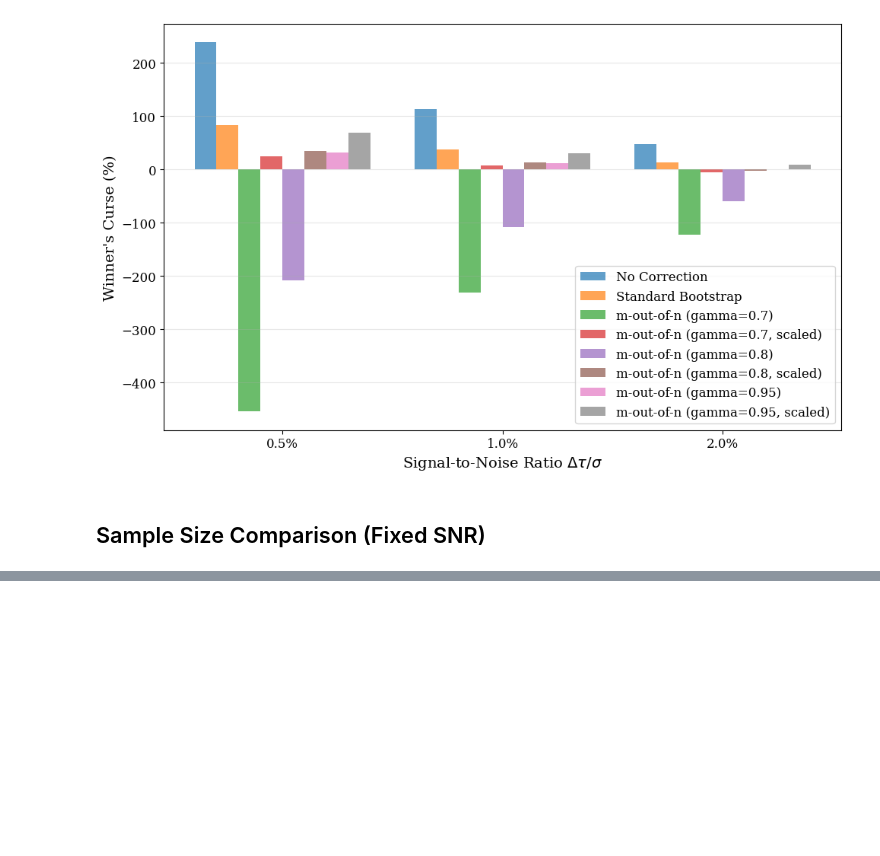
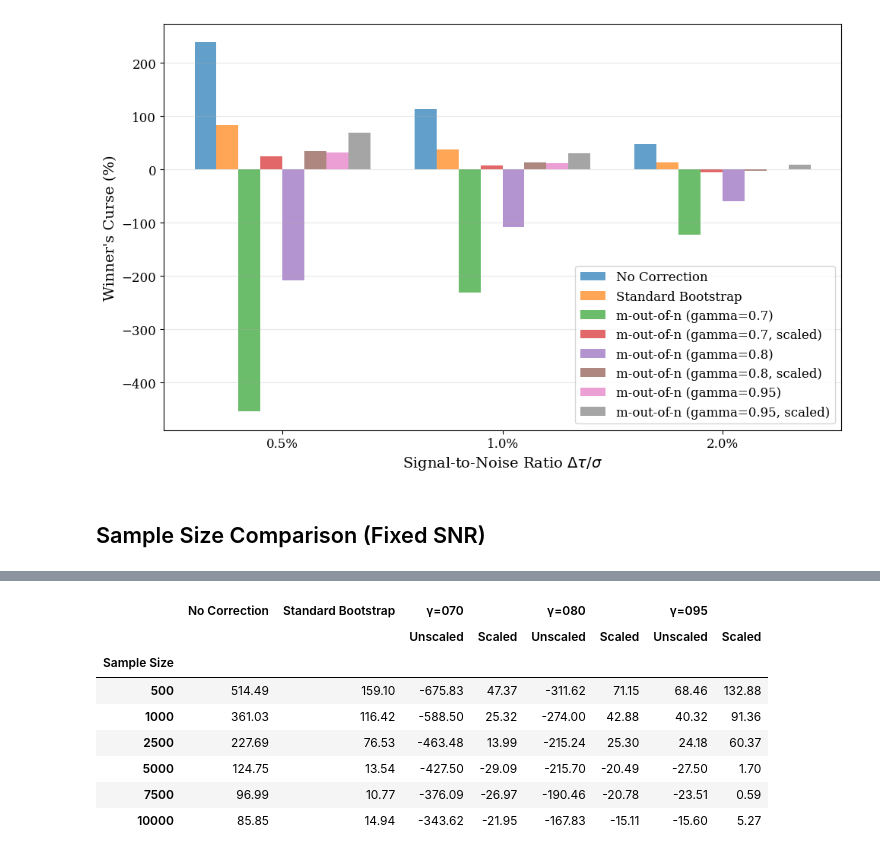
Before and after one commit to iamsikun/winners-curse, a Jupyter notebook: notebooks/ab_test_moon.ipynb, the cells around one changed output, grey strips where cells are left out. Saved outputs shown, nothing was run; the diff lists cells and outputs as text; code cells hidden in the pictures; blank space fills up the shorter version.

Commit message:
Added moon scaling experiment

```diff
--- a/notebooks/ab_test_moon.ipynb
+++ b/notebooks/ab_test_moon.ipynb
@@ -93,0 +94,13 @@ plot_sample_size_wc_comparison(sample_size_results, config, sample_sizes)
+# %%
+moon_wc_table = tabulate_sample_size_moon_wc(sample_size_results, config, sample_sizes)
+moon_wc_table.round(2)
+# %% [output]
+|  | No Correction | Standard Bootstrap | γ=070 |  | γ=080 |  | γ=095 |  |
+|  |  |  | Unscaled | Scaled | Unscaled | Scaled | Unscaled | Scaled |
+| Sample Size |  |  |  |  |  |  |  |  |
+| 500 | 514.49 | 159.10 | -675.83 | 47.37 | -311.62 | 71.15 | 68.46 | 132.88 |
+| 1000 | 361.03 | 116.42 | -588.50 | 25.32 | -274.00 | 42.88 | 40.32 | 91.36 |
+| 2500 | 227.69 | 76.53 | -463.48 | 13.99 | -215.24 | 25.30 | 24.18 | 60.37 |
+| 5000 | 124.75 | 13.54 | -427.50 | -29.09 | -215.70 | -20.49 | -27.50 | 1.70 |
+| 7500 | 96.99 | 10.77 | -376.09 | -26.97 | -190.46 | -20.78 | -23.51 | 0.59 |
+| 10000 | 85.85 | 14.94 | -343.62 | -21.95 | -167.83 | -15.11 | -15.60 | 5.27 |
```
Also changed, not shown: parts of 3 cells of this notebook, 3 other files.
